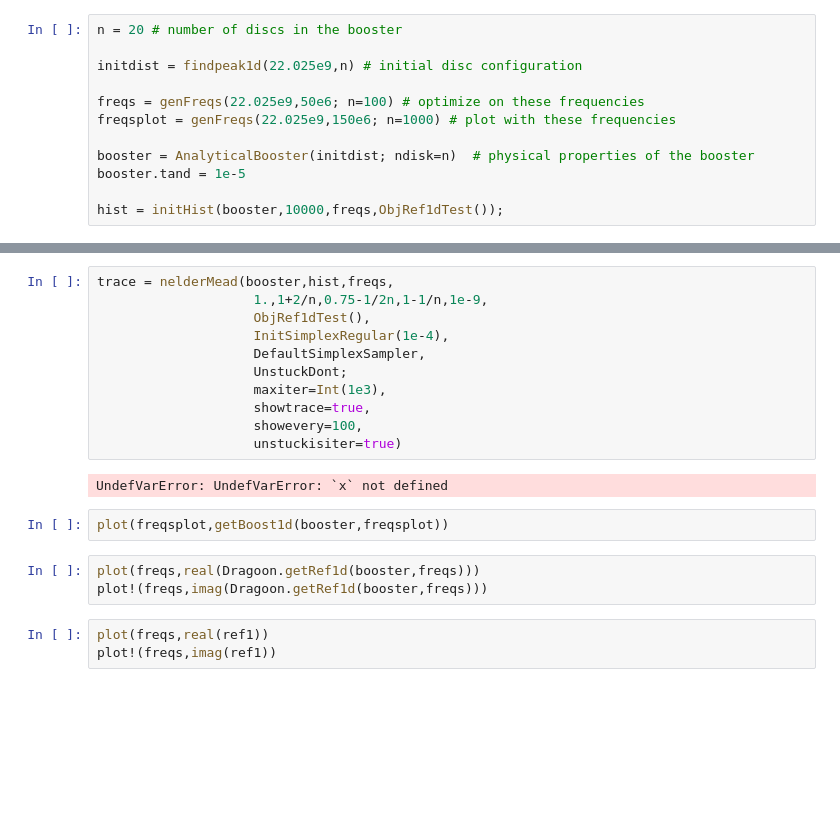
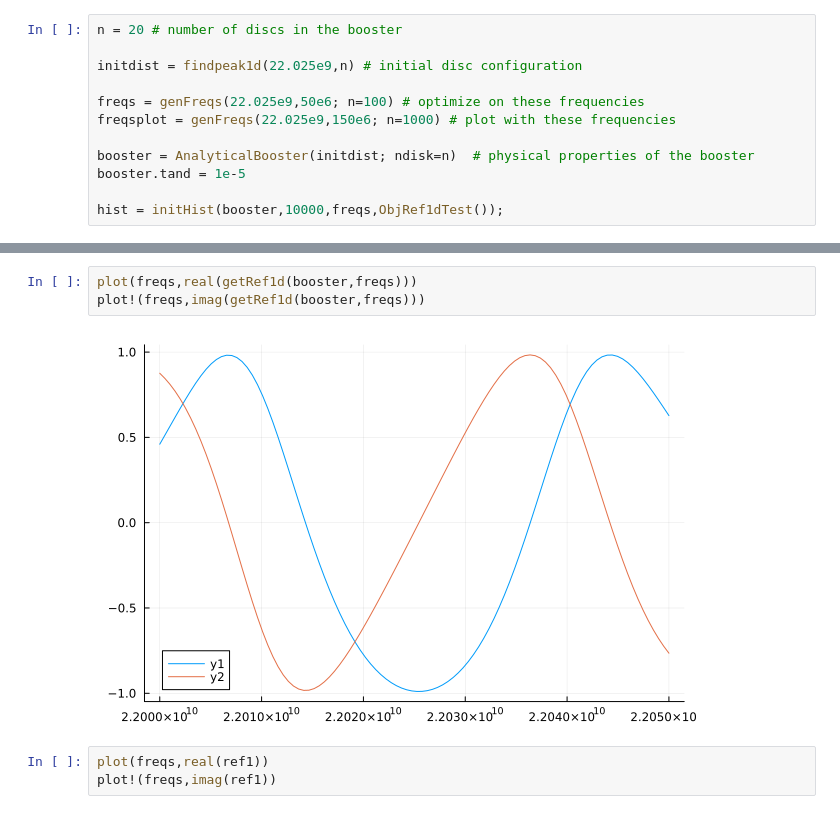
Before and after one commit to bergermann/Dragoon.jl, a Jupyter notebook: examples/20 discs, NM Ref Min.ipynb, the cells around one changed output, grey strips where cells are left out. Cells and saved outputs as stored; diff of their text form; blank space fills up the shorter version.

Commit message:
init

```diff
--- a/examples/20 discs, NM Ref Min.ipynb
+++ b/examples/20 discs, NM Ref Min.ipynb
@@ -36,21 +82,8 @@ plot(freqsplot/1e9,abs.(getRef1d(booster,freqsplot)))
-# %%
-trace = nelderMead(booster,hist,freqs,
-                    1.,1+2/n,0.75-1/2n,1-1/n,1e-9,
-                    ObjRef1dTest(),
-                    InitSimplexRegular(1e-4),
-                    DefaultSimplexSampler,
-                    UnstuckDont;
-                    maxiter=Int(1e3),
-                    showtrace=true,
-                    showevery=100,
-                    unstuckisiter=true)
-# %% [output]
-UndefVarError: UndefVarError: `x` not defined
-# %%
-plot(freqsplot,getBoost1d(booster,freqsplot))
 # %%
-plot(freqs,real(Dragoon.getRef1d(booster,freqs)))
-plot!(freqs,imag(Dragoon.getRef1d(booster,freqs)))
+plot(freqs,real(getRef1d(booster,freqs)))
+plot!(freqs,imag(getRef1d(booster,freqs)))
+# %% [output]
+[figure, added]
 # %%
 plot(freqs,real(ref1))
 plot!(freqs,imag(ref1))
```
Also changed, not shown: parts of 4 cells of this notebook, 2 other files.
